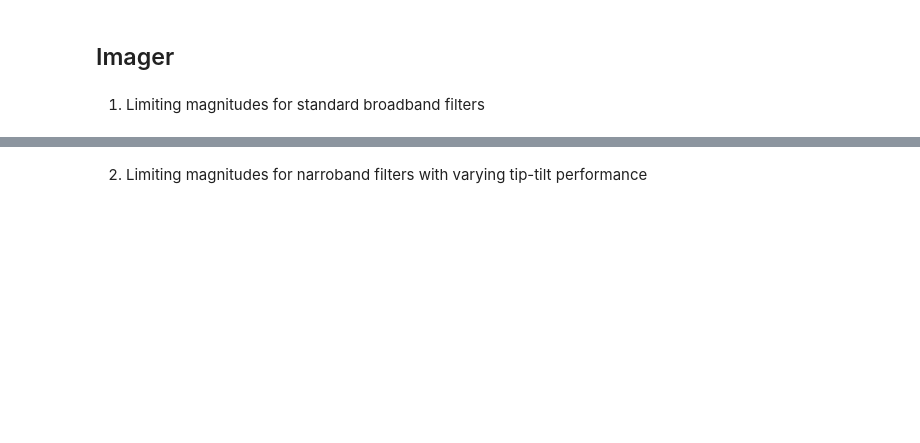
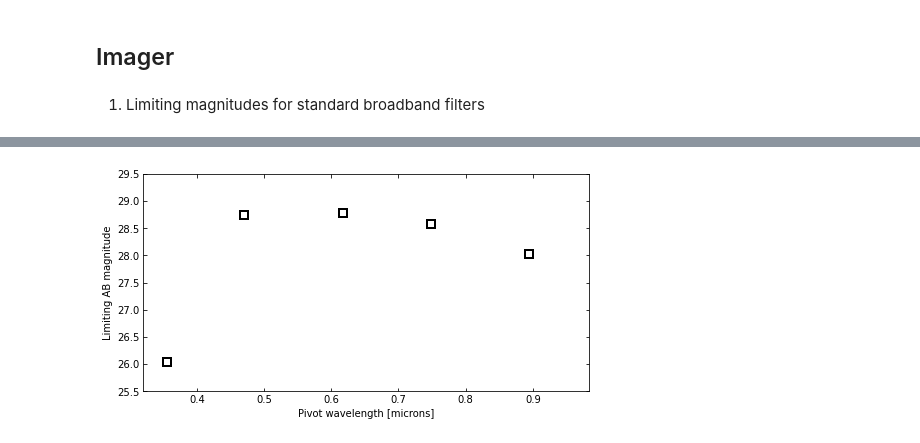
Before and after one commit to jtmendel/mavisetc, a Jupyter notebook: examples/MAVIS_ETC_demo.ipynb, the cells around one changed output, grey strips where cells are left out. Saved outputs shown, nothing was run; the diff lists cells and outputs as text; code cells hidden in the pictures; blank space fills up the shorter version.

```diff
--- a/examples/MAVIS_ETC_demo.ipynb
+++ b/examples/MAVIS_ETC_demo.ipynb
@@ -140,10 +137,12 @@ S/N=0.86 at 0.8740um with NDIT=10 and DIT=600.0
 #initialize the imager
 mavis_imager = MAVIS_Imager()
 
+#SDSS broadband filters
+bands = ['sdss_u', 'sdss_g', 'sdss_r', 'sdss_i', 'sdss_z']
+
 #assume 3 x 1200s exposures, 3x3 binning
 pivots, limits = mavis_imager.get_mag_limit(sn=10, sky=skyModel, dit=1200, ndit=3,
-                                            band=['sdss_u', 'sdss_g', 'sdss_r', 'sdss_i', 'sdss_z'],
-                                            norm='point', binning=3)
+                                            band=bands, norm='point', binning=3)
 
 #plot it!
 fig, ax = plt.subplots(figsize=(8,4))
@@ -151,7 +150,7 @@ ax.plot(pivots, limits, 's', mfc='white', mec='black', mew=2, ms=8)
 
 #some sensibile axis limits
 plt.xlim(0.9*min(pivots), 1.1*max(pivots))
-plt.ylim(26., 29.5)
+plt.ylim(25.5, 29.5)
 
 #labels
 plt.xlabel('Pivot wavelength [microns]')
@@ -163,2 +160 @@ plt.show()
+[figure, added]
-# %% [markdown]
-2) Limiting magnitudes for narroband filters with varying tip-tilt performance
```
Also changed, not shown: parts of 12 cells of this notebook.
